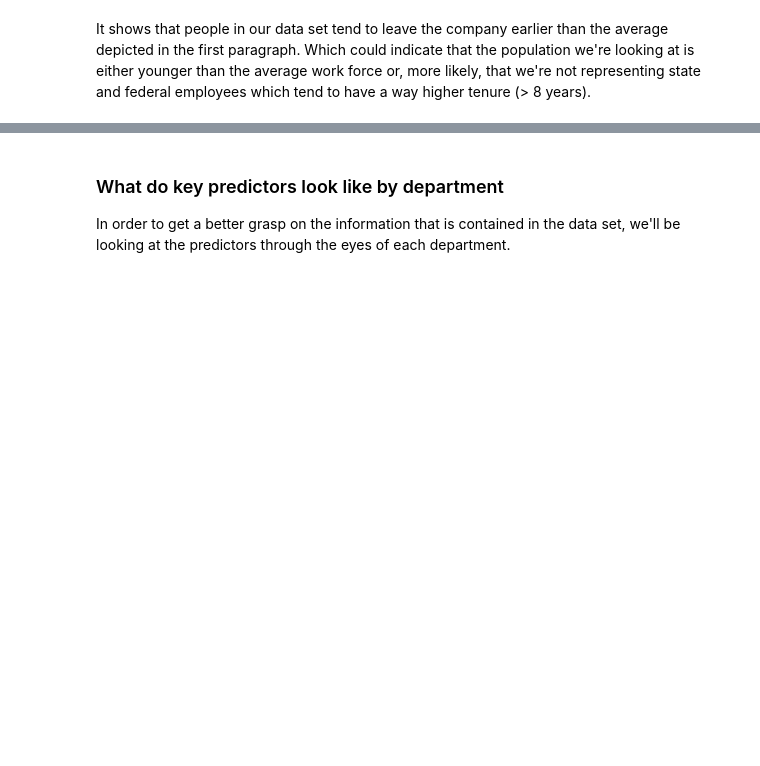
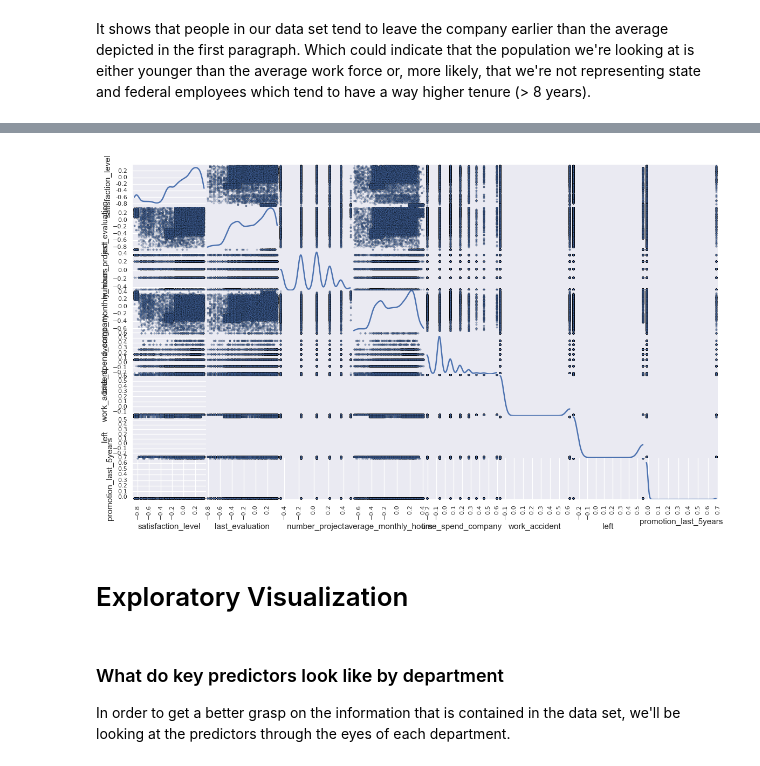
Before and after one commit to andirs/hr_predict, a Jupyter notebook: Human Resource Prediction.ipynb, the cells around one changed output, grey strips where cells are left out. Drawn from its saved outputs; the diff is of its cells as text; code cells hidden in the pictures; blank space fills up the shorter version.

Commit message:
exploratory update

```diff
--- a/Human Resource Prediction.ipynb
+++ b/Human Resource Prediction.ipynb
@@ -198,0 +240,14 @@ It shows that people in our data set tend to leave the company earlier than the
+# %%
+
+# Unsupervised learning, to cluster employees into categories
+import numpy as np
+norm_data = hr_data[[0,1,2,3,4,5,6,7]]
+#log_data = np.where(log_data>0, np.log(log_data), 0)
+# Problem: /Users/andirs/anaconda2/lib/python2.7/site-packages/ipykernel/__main__.py:5:
+#   RuntimeWarning: divide by zero encountered in log
+#log_data
+norm_data = (norm_data - norm_data.mean()) / (norm_data.max() - norm_data.min())
+norm_data = norm_data + 1
+
+norm_data = np.log(norm_data)
+norm_data.head()
@@ -199,3 +261,9 @@ It shows that people in our data set tend to leave the company earlier than the
+# %%
+pd.scatter_matrix(norm_data, alpha = 0.3, figsize = (14,8), diagonal = 'kde', cmap=cmap);
+# %% [output]
+[figure, added]
+# %% [markdown]
+# Exploratory Visualization
 # %% [markdown]
 ### What do key predictors look like by department
 In order to get a better grasp on the information that is contained in the data set, we'll be looking at the predictors through the eyes of each department.
```
Also changed, not shown: parts of 16 cells of this notebook.
